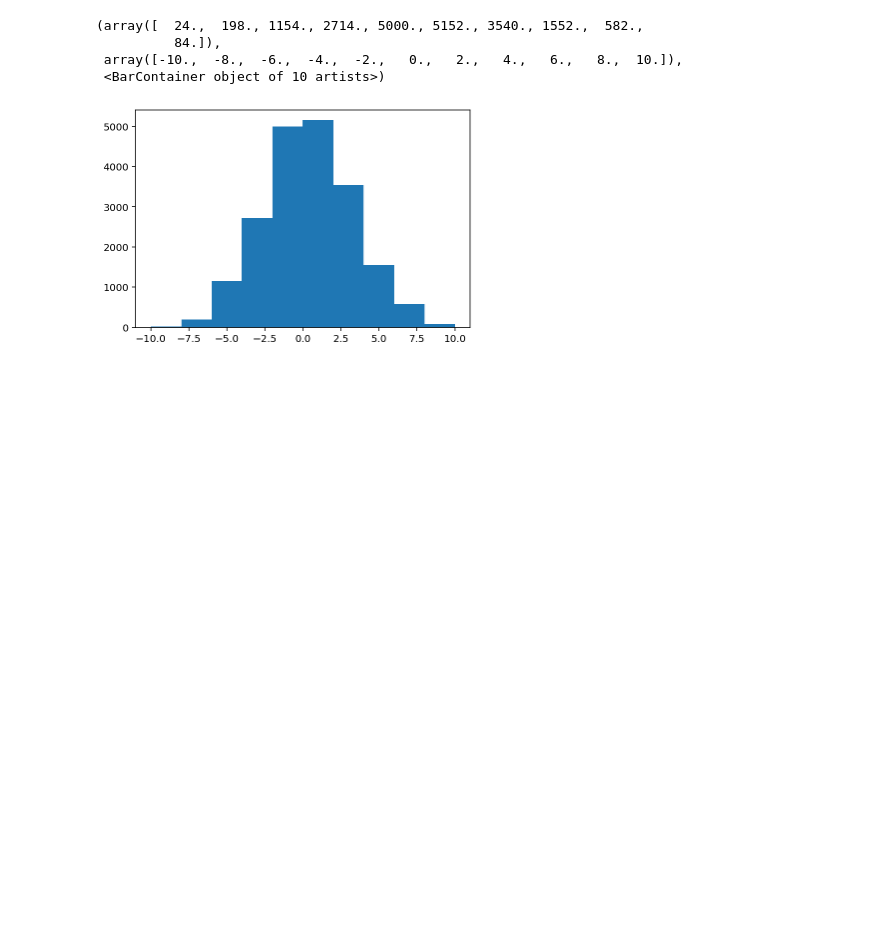
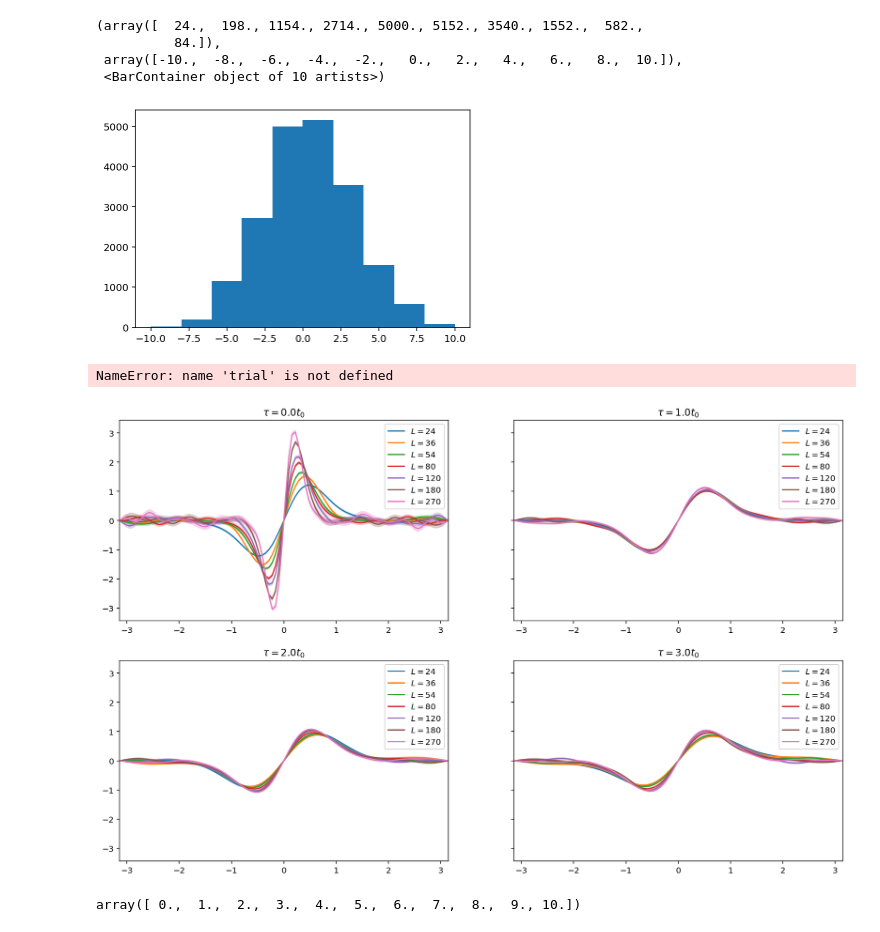
Before and after one commit to stuartthomas25/honors-thesis, a Jupyter notebook: code/gradient_flow.ipynb, the cells around one changed output. Cells and saved outputs as stored; diff of their text form; code cells hidden in the pictures; blank space fills up the shorter version.

```diff
--- a/code/gradient_flow.ipynb
+++ b/code/gradient_flow.ipynb
@@ -982,3 +982,47 @@ plt.hist(trial.Q)
  array([-10.,  -8.,  -6.,  -4.,  -2.,   0.,   2.,   4.,   6.,   8.,  10.]),
  <BarContainer object of 10 artists>)
 [figure]
+# %%
+trial
+# %% [output]
+NameError: name 'trial' is not defined
+# %%
+from scipy.stats import sem
+
+data = get_data()
+
+tau  = 5.
+Ls    = 54
+
+fig, axes = plt.subplots(2,2,figsize=(16,10), squeeze=False, sharey=True)
+axes = [ax for row in axes for ax in row] # flatten axes
+
+for tau,ax in zip(taus,axes):
+    for i,p in bietenholz_params.iterrows():
+        #t0 = bietenholz_params[bietenholz_params.L == L].t0.iloc[0]
+        trial = data[(round(data['tau'],10) == round(tau*p.t0,10)) & (data['L'] == p.L)]
+
+        thetas = np.linspace(-np.pi, np.pi, 100)
+        iQs = np.zeros_like(thetas)
+        iQ_errs = np.zeros_like(thetas)
+
+        if trial.size == 0: continue
+
+        for i,theta in enumerate(thetas):
+            Q = trial.Q.to_numpy()
+            phased_iQ = np.imag( Q*np.exp(1j*theta*Q) )
+            iQs[i] = np.mean(phased_iQ)
+            iQ_errs[i] = sem(phased_iQ)
+
+        ax.plot(thetas, iQs, label=f"$L={int(p.L)}$")
+        ax.fill_between(thetas, iQs + iQ_errs, iQs - iQ_errs, alpha=0.3)
+
+    ax.legend()
+    ax.set_title(f"$\\tau={tau}t_0$")
+    ax.set_xlim((-np.pi, np.pi))
+# %% [output]
+[figure, added]
+# %%
+taus
+# %% [output]
+array([ 0.,  1.,  2.,  3.,  4.,  5.,  6.,  7.,  8.,  9., 10.])
```
